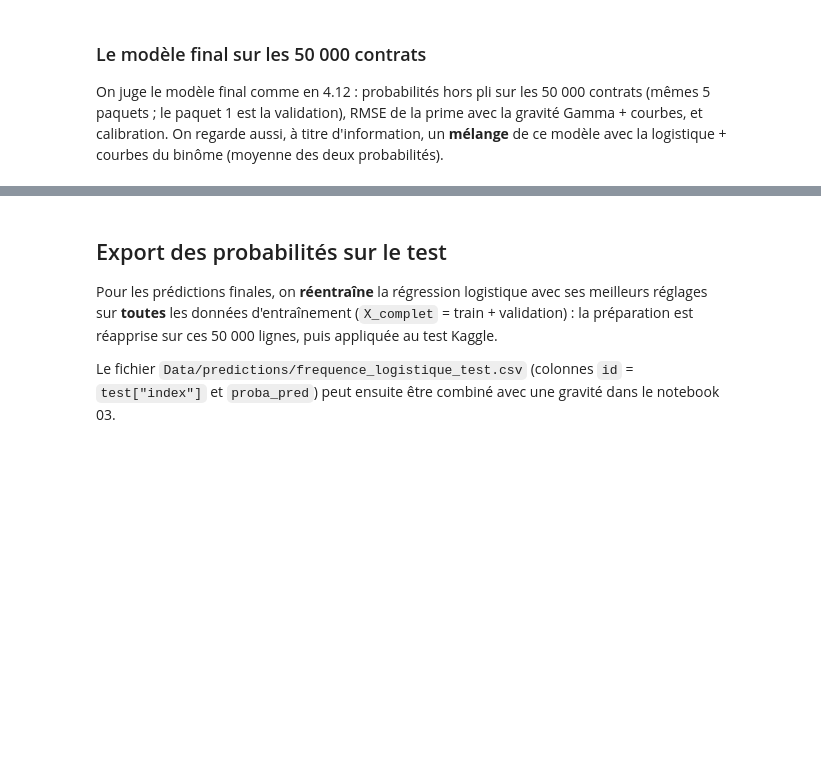
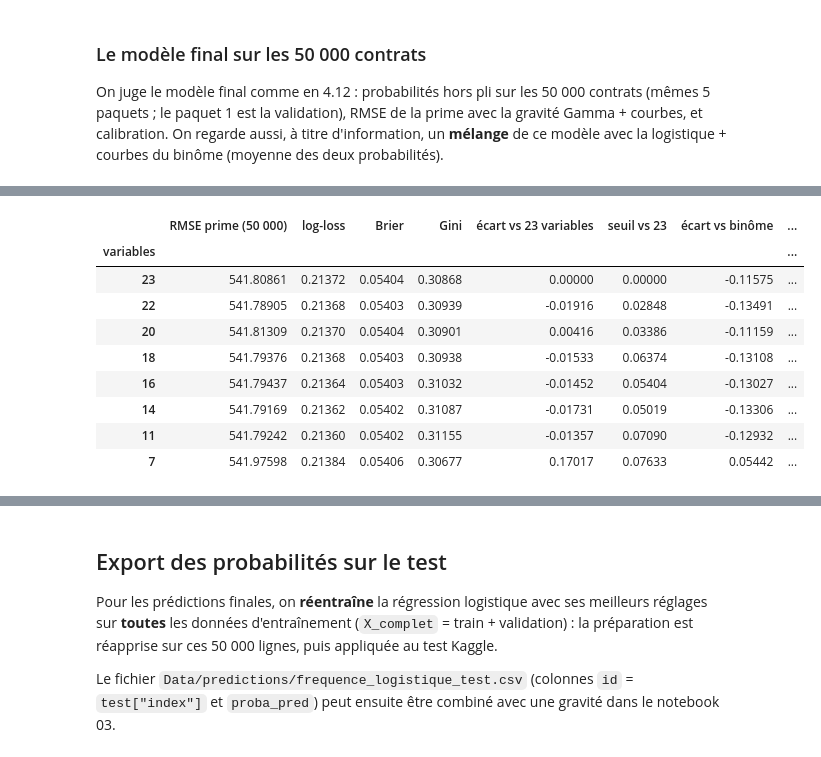
Before and after one commit to MaximilienCY/TD-Tarification-automobile-par-Machine-Learning, a Jupyter notebook: notebooks/01_frequence.ipynb, the cells around one changed output, grey strips where cells are left out. Cells and saved outputs as stored; diff of their text form; code cells hidden in the pictures; blank space fills up the shorter version.

```diff
--- a/notebooks/01_frequence.ipynb
+++ b/notebooks/01_frequence.ipynb
@@ -3161,0 +3214,46 @@ Pour aller plus loin, il faut un autre type de modèle, capable de trouver seul
+# %%
+# Plusieurs tailles de modèle, jugées sur la prime avec les 50 000 contrats (mêmes 5 paquets que le notebook 03)
+plis_50k = list(decoupage.split(X_complet, y_complet, groups=groupes))
+colonnes_50k = [construire_tout(X_complet.iloc[a], y_complet.iloc[a], X_complet.iloc[b], lissage=1000) for a, b in plis_50k]
+
+
+def proba_hors_pli(choix):
+    p = np.zeros(len(X_complet))
+    for (a, b), (A_c, B_c, options_c) in zip(plis_50k, colonnes_50k):
+        colonnes = [c for option in choix for c in options_c[option]]
+        p[b] = creer_modele(0.1, "L2").fit(A_c[colonnes], y_complet.iloc[a]).predict_proba(B_c[colonnes])[:, 1]
+    return p
+
+
+def rmse_prime_par_pli(p):
+    return np.array([np.sqrt(np.mean((p[pli_oof.values == k] * gravite[pli_oof.values == k]
+                                      - montant[pli_oof.values == k]) ** 2)) for k in range(1, 6)])
+
+
+rmse_23 = rmse_prime_par_pli(p_final_oof.values)
+rmse_binome = rmse_prime_par_pli(binome_oof["proba_logistique_courbes"].values)
+lignes, modeles_par_taille = [], {}
+for n_retraits in [0, 1, 3, 5, 7, 9, 12, 16]:
+    choix = [o for o in OPTIONS_FINAL if o[0] not in ordre_retraits[:n_retraits]]
+    p = proba_hors_pli(choix)
+    r = rmse_prime_par_pli(p)
+    modeles_par_taille[len(choix)] = choix
+    e_23, e_bin = r - rmse_23, r - rmse_binome
+    lignes.append({"variables": len(choix), "RMSE prime (50 000)": np.sqrt(np.mean((p * gravite - montant) ** 2)),
+                   **evaluer(y_complet, p),
+                   "écart vs 23 variables": e_23.mean(), "seuil vs 23": 2 * e_23.std() / np.sqrt(5),
+                   "écart vs binôme": e_bin.mean(), "seuil vs binôme": 2 * e_bin.std() / np.sqrt(5),
+                   "paquets gagnés vs binôme": int((e_bin < 0).sum())})
+tailles = pd.DataFrame(lignes).set_index("variables")
+tailles.round(5)
+# %% [output]
+|  | RMSE prime (50 000) | log-loss | Brier | Gini | écart vs 23 variables | seuil vs 23 | écart vs binôme | ... |
+| variables |  |  |  |  |  |  |  | ... |
+| 23 | 541.80861 | 0.21372 | 0.05404 | 0.30868 | 0.00000 | 0.00000 | -0.11575 | ... |
+| 22 | 541.78905 | 0.21368 | 0.05403 | 0.30939 | -0.01916 | 0.02848 | -0.13491 | ... |
+| 20 | 541.81309 | 0.21370 | 0.05404 | 0.30901 | 0.00416 | 0.03386 | -0.11159 | ... |
+| 18 | 541.79376 | 0.21368 | 0.05403 | 0.30938 | -0.01533 | 0.06374 | -0.13108 | ... |
+| 16 | 541.79437 | 0.21364 | 0.05403 | 0.31032 | -0.01452 | 0.05404 | -0.13027 | ... |
+| 14 | 541.79169 | 0.21362 | 0.05402 | 0.31087 | -0.01731 | 0.05019 | -0.13306 | ... |
+| 11 | 541.79242 | 0.21360 | 0.05402 | 0.31155 | -0.01357 | 0.07090 | -0.12932 | ... |
+| 7 | 541.97598 | 0.21384 | 0.05406 | 0.30677 | 0.17017 | 0.07633 | 0.05442 | ... |
```
Also changed, not shown: parts of 7 cells of this notebook, 7 other files.
